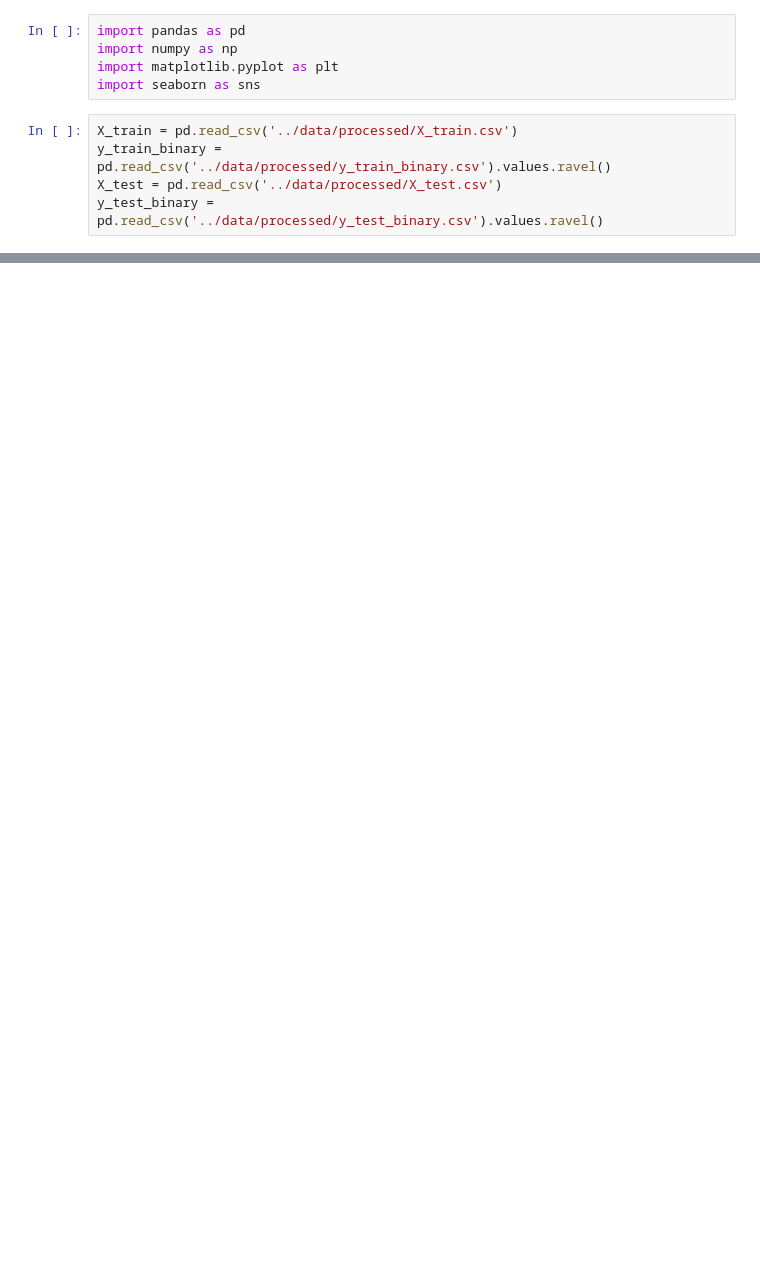
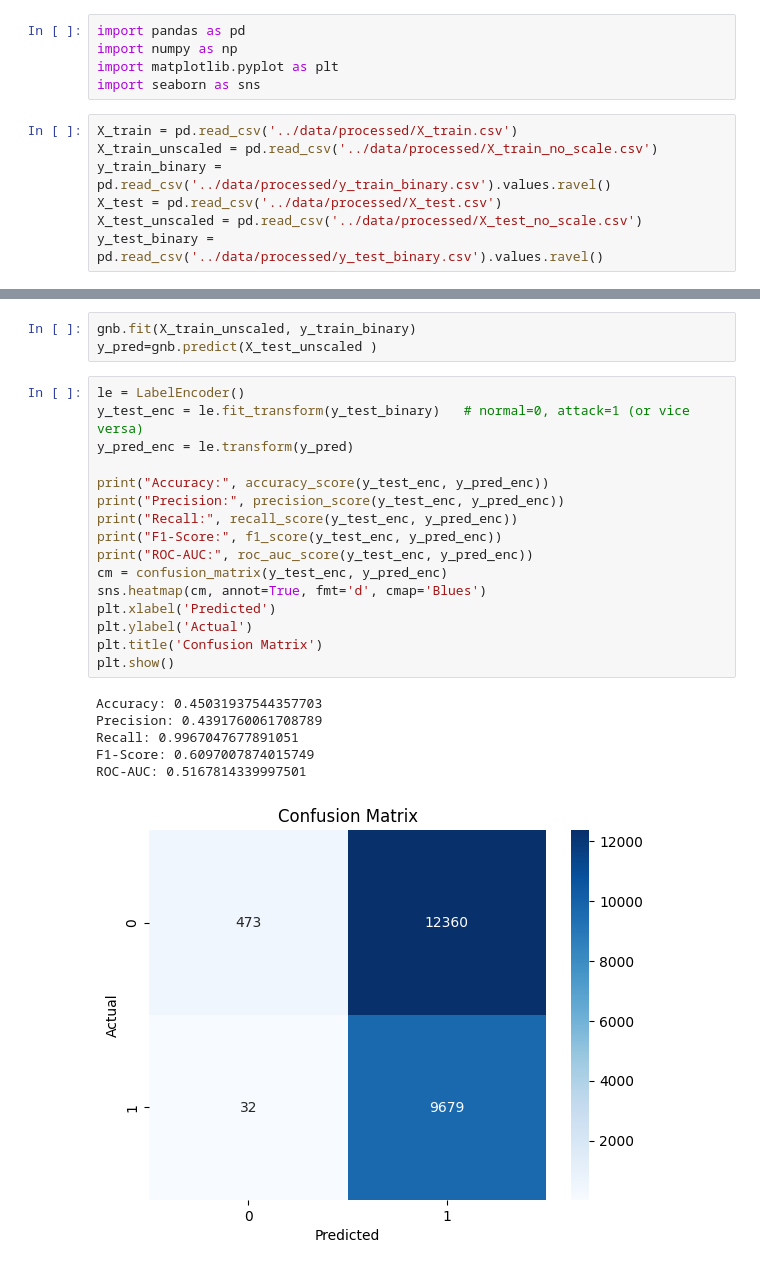
Before and after one commit to SantanuOjha/nsl-kdd-classical-ids-reproduction, a Jupyter notebook: notebooks/03_model.ipynb, the cells around one changed output, grey strips where cells are left out. Cells and saved outputs as stored; diff of their text form; blank space fills up the shorter version.

Commit message:
Testing of Guassian model on Unscaled data

```diff
--- a/notebooks/03_model.ipynb
+++ b/notebooks/03_model.ipynb
@@ -5,8 +5,10 @@ import matplotlib.pyplot as plt
 import seaborn as sns
 # %%
 X_train = pd.read_csv('../data/processed/X_train.csv')
+X_train_unscaled = pd.read_csv('../data/processed/X_train_no_scale.csv')
 y_train_binary = pd.read_csv('../data/processed/y_train_binary.csv').values.ravel()
 X_test = pd.read_csv('../data/processed/X_test.csv')
+X_test_unscaled = pd.read_csv('../data/processed/X_test_no_scale.csv')
 y_test_binary = pd.read_csv('../data/processed/y_test_binary.csv').values.ravel()
 # %%
 from sklearn.naive_bayes import GaussianNB
@@ -44,0 +47,26 @@ ROC-AUC: 0.6182691351796041
+# %%
+gnb.fit(X_train_unscaled, y_train_binary)
+y_pred=gnb.predict(X_test_unscaled )
+# %%
+le = LabelEncoder()
+y_test_enc = le.fit_transform(y_test_binary)   # normal=0, attack=1 (or vice versa)
+y_pred_enc = le.transform(y_pred)
+
+print("Accuracy:", accuracy_score(y_test_enc, y_pred_enc))
+print("Precision:", precision_score(y_test_enc, y_pred_enc))
+print("Recall:", recall_score(y_test_enc, y_pred_enc))
+print("F1-Score:", f1_score(y_test_enc, y_pred_enc))
+print("ROC-AUC:", roc_auc_score(y_test_enc, y_pred_enc))
+cm = confusion_matrix(y_test_enc, y_pred_enc)
+sns.heatmap(cm, annot=True, fmt='d', cmap='Blues')
+plt.xlabel('Predicted')
+plt.ylabel('Actual')
+plt.title('Confusion Matrix')
+plt.show()
+# %% [output]
+Accuracy: 0.45031937544357703
+Precision: 0.4391760061708789
+Recall: 0.9967047677891051
+F1-Score: 0.6097007874015749
+ROC-AUC: 0.5167814339997501
+[figure, added]
```
Also changed, not shown: parts of 4 cells of this notebook.
